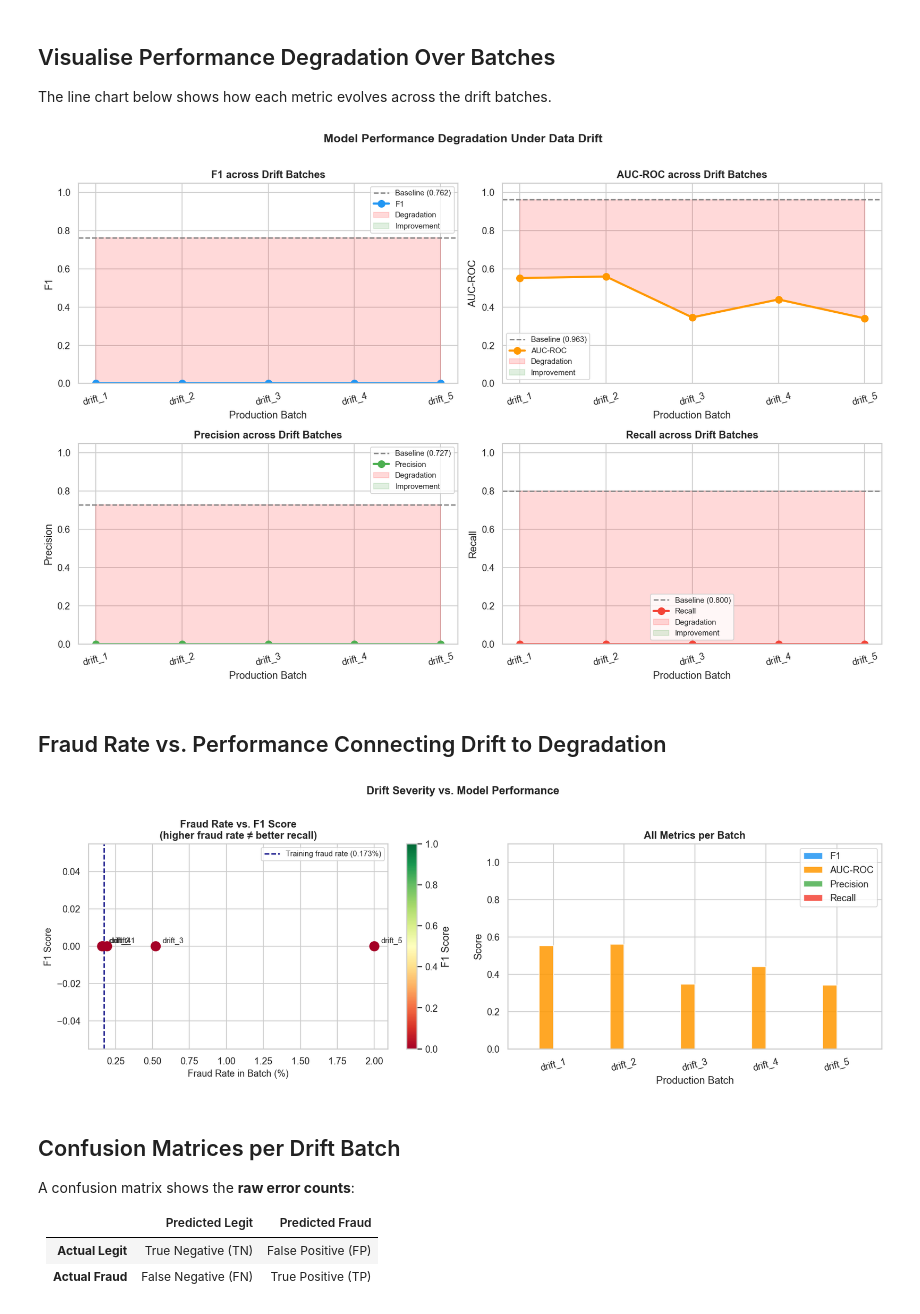
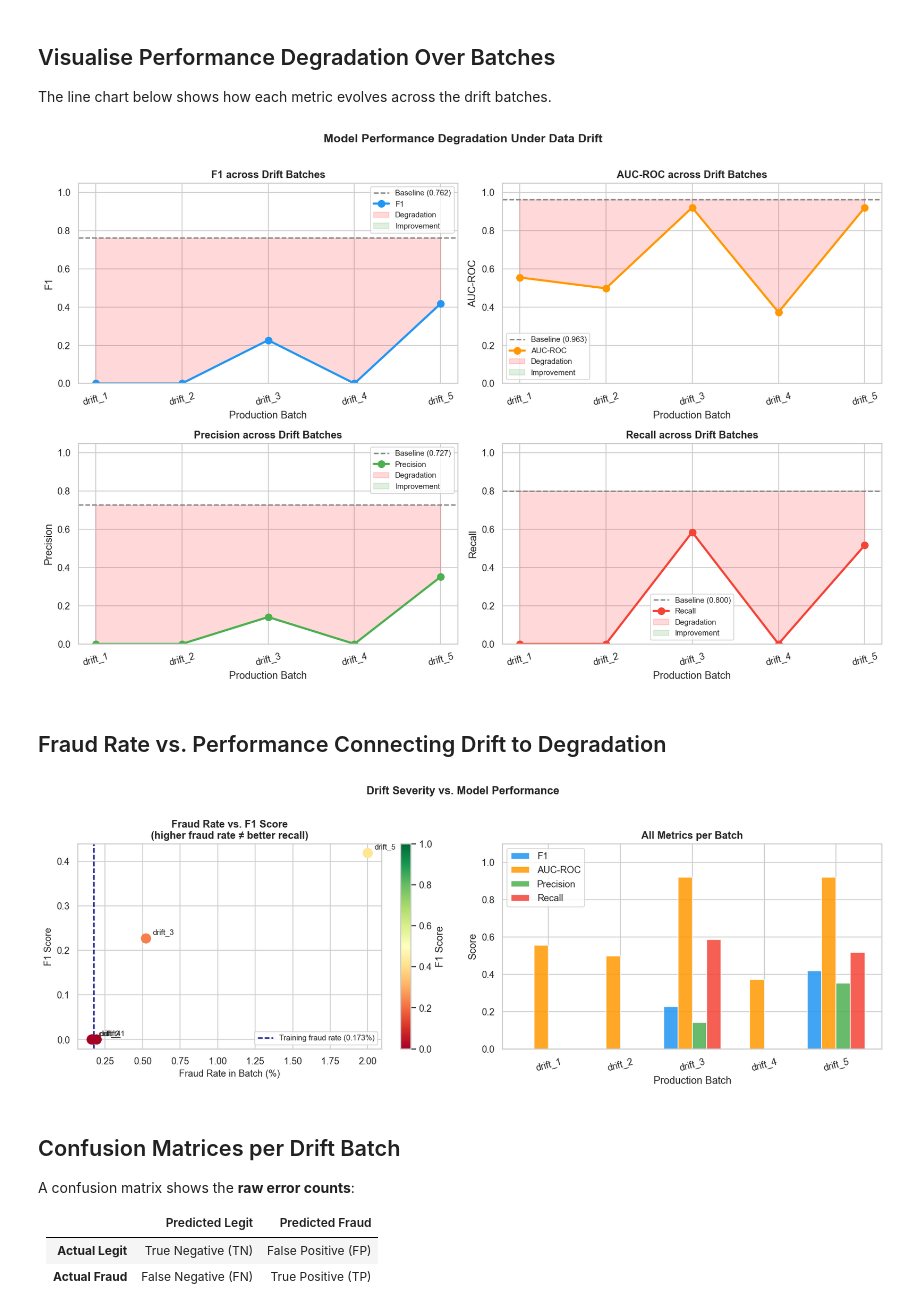
Before and after one commit to GergoHonyak242720/Data-Drift, a Jupyter notebook: notebooks/04_impact_analysis.ipynb, the cells around one changed output. Saved outputs shown, nothing was run; the diff lists cells and outputs as text; code cells hidden in the pictures.

Commit message:
fixing metrics 0s and paths

```diff
--- a/notebooks/04_impact_analysis.ipynb
+++ b/notebooks/04_impact_analysis.ipynb
@@ -173,24 +163,16 @@ def evaluate_batch(pipeline, X, y, batch_name: str) -> dict:
     }
 # %%
-#  Baseline performance
-baseline_metrics = {
-    "batch":     "BASELINE\n(test set)",
-    "F1":        0.7619047619047619,
-    "AUC-ROC":   0.9628371222818413,
-    "Precision":  0.7272727272727273,
-    "Recall":    0.8,
-    "PR-AUC":    0.8127987926169186,
-}
+baseline = evaluate(pipeline, X_test, y_test, "BASELINE (test set)")
+baseline["fraud_rate"] = y_test.mean() * 100
 
-# Run evaluation on all drift batches
-results = [baseline_metrics]
-
+results = [baseline]
 for name, data in batches.items():
-    metrics = evaluate_batch(pipeline, data["X"], data["y"], name)
+    metrics = evaluate(pipeline, data["X"], data["y"], name)
     metrics["fraud_rate"] = data["fraud_rate"]
     results.append(metrics)
     print(f"  [{name}] F1={metrics['F1']} | AUC-ROC={metrics['AUC-ROC']} "
           f"| Precision={metrics['Precision']} | Recall={metrics['Recall']}")
 
-results_df = pd.DataFrame(results)
+results_df = pd.DataFrame(results).set_index("batch")
+print("\n", results_df)
 # %% [output]
@@ -204,11 +195,12 @@ results_df = pd.DataFrame(results)
 
 The line chart below shows how each metric evolves across the drift batches.
 # %%
-#  Filter to drift batches only for the trend plot
-drift_results = [r for r in results if r["batch"] != "BASELINE\n(test set)"]
-drift_df = pd.DataFrame(drift_results)
+# Filter to drift batches only for the trend plot
+drift_df = results_df.drop("BASELINE (test set)").reset_index()
+batch_labels = drift_df["batch"].tolist()
 
-batch_labels = ["drift_1", "drift_2", "drift_3", "drift_4", "drift_5"]
+baseline_vals = results_df.loc["BASELINE (test set)", ["F1", "AUC-ROC", "Precision", "Recall", "PR-AUC"]].to_dict()
+
 metrics_to_plot = ["F1", "AUC-ROC", "Precision", "Recall"]
 colors = ["#2196F3", "#FF9800", "#4CAF50", "#F44336"]
 
@@ -216,17 +208,14 @@ fig, axes = plt.subplots(2, 2, figsize=(14, 9))
 axes = axes.flatten()
 
 for ax, metric, color in zip(axes, metrics_to_plot, colors):
-    # Baseline reference line
-    baseline_val = baseline_metrics[metric]
+    baseline_val = baseline_vals[metric]
     ax.axhline(baseline_val, color="gray", linestyle="--", linewidth=1.5,
                label=f"Baseline ({baseline_val:.3f})")
 
-    # Drift batch values
     vals = drift_df[metric].values
     ax.plot(batch_labels, vals, marker="o", color=color, linewidth=2.5,
             markersize=8, label=metric)
 
-    # Shade degradation area
     ax.fill_between(batch_labels, vals, baseline_val,
                     where=(vals < baseline_val),
                     alpha=0.15, color="red", label="Degradation")
@@ -239,21 +228,21 @@ for ax, metric, color in zip(axes, metrics_to_plot, colors):
     ax.set_ylabel(metric)
     ax.set_ylim(0, 1.05)
     ax.legend(fontsize=9)
-    ax.tick_params(axis='x', rotation=15)
+    ax.tick_params(axis="x", rotation=15)
 
 plt.suptitle("Model Performance Degradation Under Data Drift", fontsize=14, fontweight="bold", y=1.01)
 plt.tight_layout()
 plt.savefig("impact_performance_trends.png", bbox_inches="tight")
 plt.show()
 # %% [output]
-[figure, old version]
+[figure, new version]
 # %% [markdown]
 ## Fraud Rate vs. Performance  Connecting Drift to Degradation
 # %%
 fig, axes = plt.subplots(1, 2, figsize=(14, 5))
 
 # Left: Fraud Rate vs F1 scatter
-fraud_rates = [d["fraud_rate"] for d in drift_results]
+fraud_rates = drift_df["fraud_rate"].tolist()
 f1_scores   = drift_df["F1"].values
 batch_names = drift_df["batch"].values
 
@@ -268,34 +257,34 @@ ax.axvline(0.173, color="navy", linestyle="--", linewidth=1.5,
            label="Training fraud rate (0.173%)")
 ax.set_xlabel("Fraud Rate in Batch (%)", fontsize=11)
 ax.set_ylabel("F1 Score", fontsize=11)
 ax.set_title("Fraud Rate vs. F1 Score\n(higher fraud rate ≠ better recall)", fontweight="bold")
 ax.legend(fontsize=9)
 plt.colorbar(scatter, ax=ax, label="F1 Score")
 
 # Right: All 4 metrics as grouped bar chart per batch
 ax2 = axes[1]
 x = np.arange(len(batch_labels))
 width = 0.2
 metric_colors = {"F1": "#2196F3", "AUC-ROC": "#FF9800", "Precision": "#4CAF50", "Recall": "#F44336"}
 
 for i, (metric, color) in enumerate(metric_colors.items()):
     vals = drift_df[metric].values
     bars = ax2.bar(x + i * width, vals, width, label=metric, color=color, alpha=0.85)
 
 ax2.set_xlabel("Production Batch")
 ax2.set_ylabel("Score")
 ax2.set_title("All Metrics per Batch", fontweight="bold")
 ax2.set_xticks(x + width * 1.5)
 ax2.set_xticklabels(batch_labels, rotation=15)
 ax2.set_ylim(0, 1.1)
 ax2.legend()
 
 plt.suptitle("Drift Severity vs. Model Performance", fontsize=13, fontweight="bold", y=1.01)
 plt.tight_layout()
 plt.savefig("impact_fraud_rate_vs_metrics.png", bbox_inches="tight")
 plt.show()
 # %% [output]
-[figure, old version]
+[figure, new version]
 # %% [markdown]
 ## Confusion Matrices per Drift Batch
 
```
Also changed, not shown: parts of 7 cells of this notebook, 3 other files.
